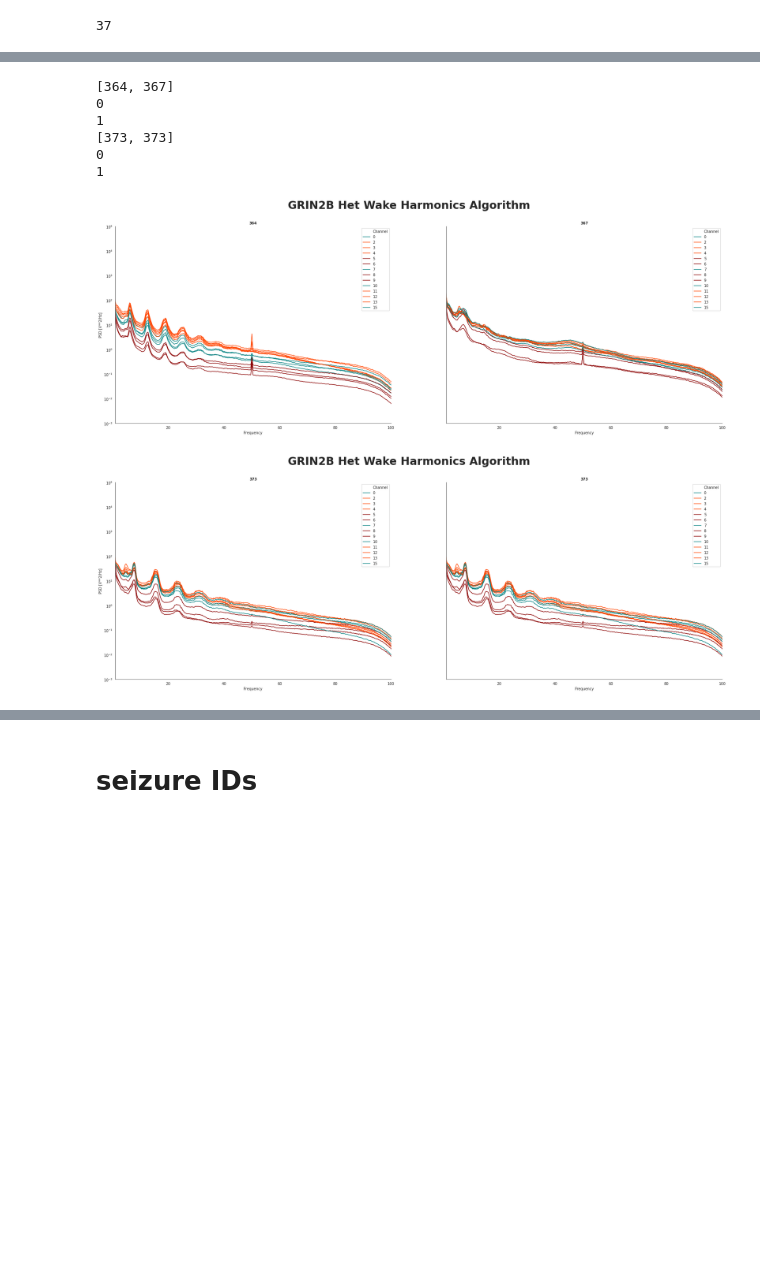
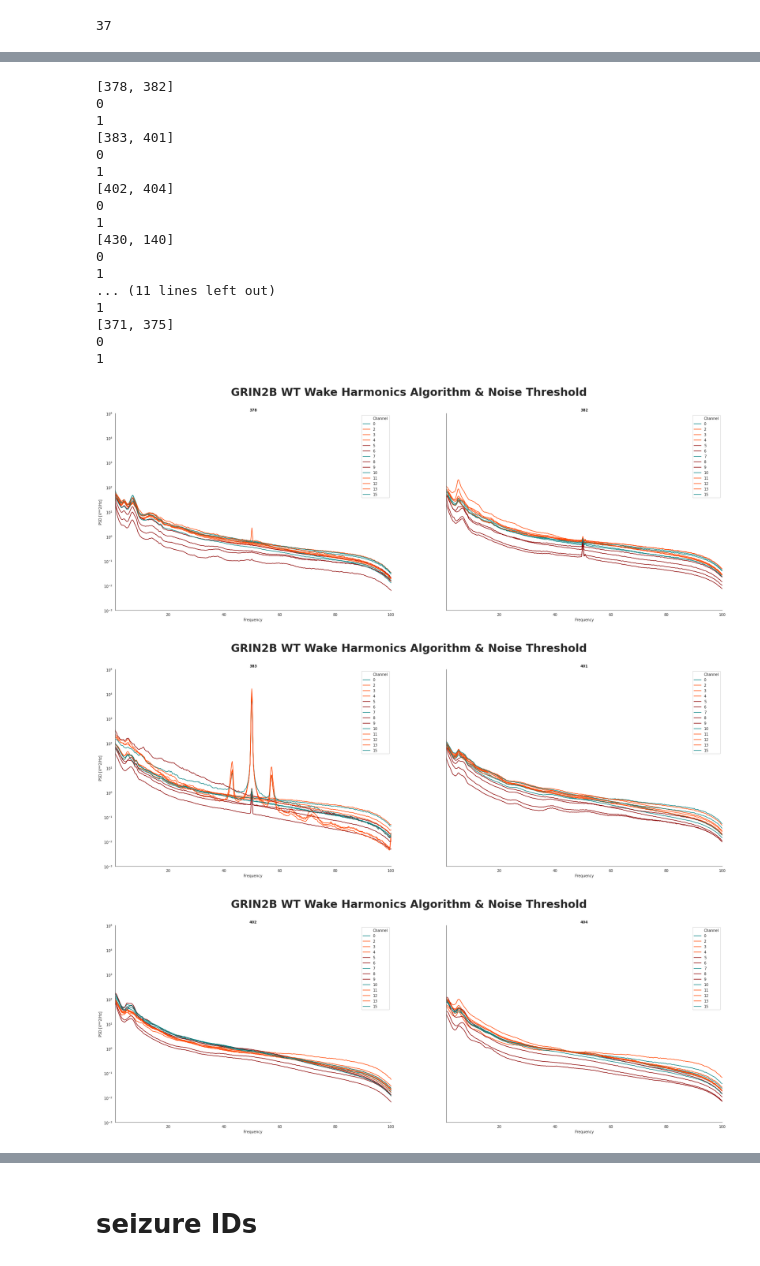
Before and after one commit to melissafasol/GRIN2B, a Jupyter notebook: notebooks/seizure_GRIN2B.ipynb, the cells around one changed output, grey strips where cells are left out. Cells and saved outputs as stored; diff of their text form; code cells hidden in the pictures; blank space fills up the shorter version.

```diff
--- a/notebooks/seizure_GRIN2B.ipynb
+++ b/notebooks/seizure_GRIN2B.ipynb
@@ -72,4 +70,5 @@ het_list_to_plot = [[364, 367], [373,373]]
 # %%
-os.chdir('/home/melissa/RESULTS/GRIN2B/Power/WAKE/harmonics_algo/')
-harmonics = pd.read_csv('239_channel_average__harmonics_algo.csv')
-harmonics
+os.chdir('/home/melissa/RESULTS/GRIN2B/Power/WAKE/harmonics_algo/test_5/')
+het_harmonics = pd.read_csv('GRIN2B_het_animals_harmonics_algo.csv')
+os.chdir('/home/melissa/RESULTS/GRIN2B/Power/WAKE/harmonics_algo/test_5/wt/')
+wt_harmonics = pd.read_csv('GRIN2B_wt_animals_harmonics_algo.csv')
@@ -98,0 +75,4 @@ plt.xlim(0, 100)
+# %%
+het_harmonics['Genotype'] = ['GRIN2B']*len(het_harmonics)
+wt_harmonics['Genotype'] = ['WT']*len(wt_harmonics)
+harmonics_df = pd.concat([het_harmonics, wt_harmonics], axis = 0)
@@ -99,12 +99,24 @@ plt.xlim(0, 100)
 # %%
-save_path = '/home/melissa/RESULTS/GRIN2B/Power/WAKE/'
-plot_by_channel(harmonics, genotype = 'GRIN2B Het', sleepstage = 'Wake Harmonics Algorithm', save_path = save_path, plots_list = het_list_to_plot, plotting_palette = colors_dict )
+save_path = '/home/melissa/RESULTS/GRIN2B/Power/WAKE/harmonics_algo/test_5/plots/WT'
+plot_by_animal(wt_harmonics, genotype = 'GRIN2B WT', sleepstage = 'Wake Harmonics Algorithm & Noise Threshold', save_path = save_path, plots_list = wt_list_to_plot, plotting_palette = colors_dict )
 # %% [output]
-[364, 367]
+[378, 382]
 0
 1
-[373, 373]
+[383, 401]
 0
 1
+[402, 404]
+0
+1
+[430, 140]
+0
+1
+... (11 lines left out)
+1
+[371, 375]
+0
+1
-[figure, old version]
+[figure, new version]
-[figure, old version]
+[figure, new version]
+[figure, added]
```
Also changed, not shown: parts of 6 cells of this notebook.
